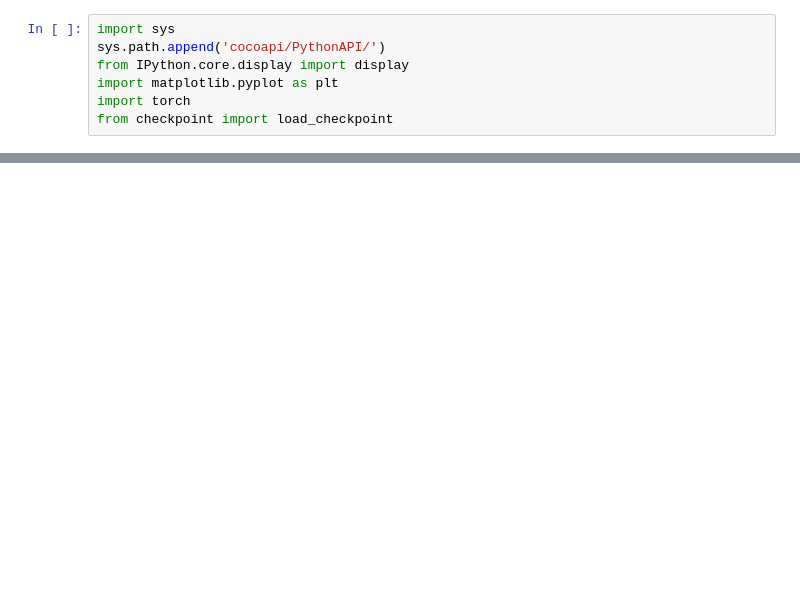
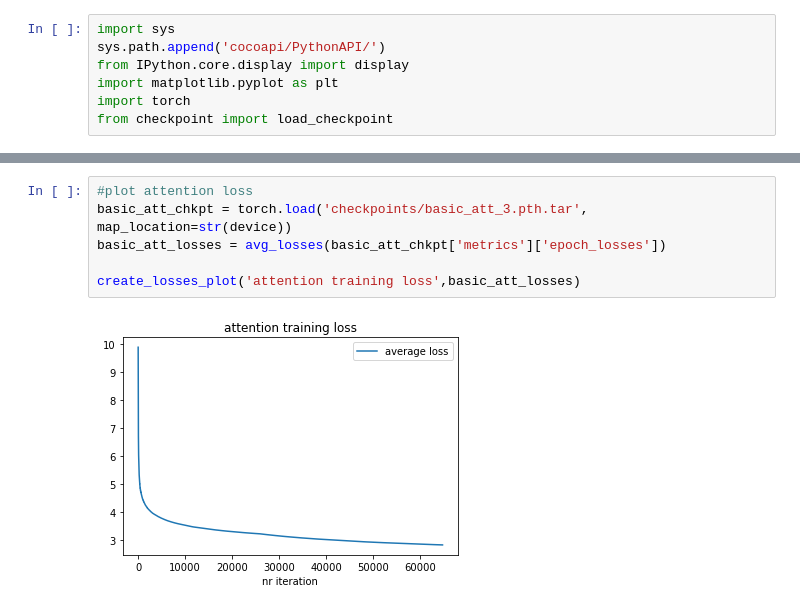
Before and after one commit to SarahAlkhateeb/Image-Captioning-with-Different-Decoders, a Jupyter notebook: plots.ipynb, the cells around one changed output, grey strips where cells are left out. Cells and saved outputs as stored; diff of their text form; blank space fills up the shorter version.

```diff
--- a/plots.ipynb
+++ b/plots.ipynb
@@ -45,0 +48,8 @@ create_losses_plot('bert_attention training loss',avg_losses(epoch_losses))
+# %%
+#plot attention loss
+basic_att_chkpt = torch.load('checkpoints/basic_att_3.pth.tar', map_location=str(device))
+basic_att_losses = avg_losses(basic_att_chkpt['metrics']['epoch_losses'])
+
+create_losses_plot('attention training loss',basic_att_losses)
+# %% [output]
+[figure, added]
```
Also changed, not shown: parts of 8 cells of this notebook.
